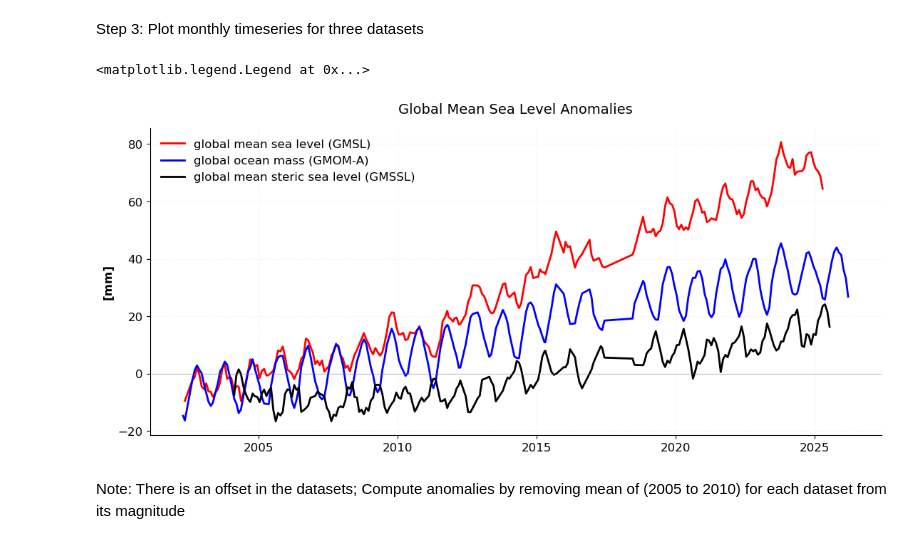
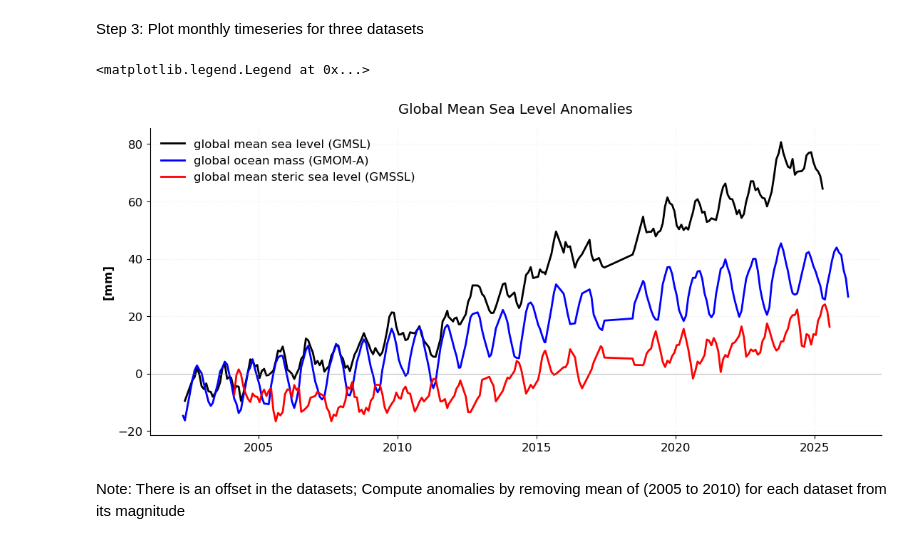
Before and after one commit to NASA-GRACE/GRACE-Analysis-Tutorials, a Jupyter notebook: GRACE_handbook_gmsl_budget.ipynb, the cells around one changed output. Saved outputs shown, nothing was run; the diff lists cells and outputs as text; code cells hidden in the pictures.

Commit message:
updated lineplot colors in ocean budget tutorial

```diff
--- a/GRACE_handbook_gmsl_budget.ipynb
+++ b/GRACE_handbook_gmsl_budget.ipynb
@@ -318,22 +318,22 @@ Step 3: Plot monthly timeseries for three datasets
 # %%
 #ref: https://unidata.github.io/python-training/workshop/Time_Series/basic-time-series-plotting/
 #set x axis labels as alternative years
 plot_title_str = 'Global Mean Sea Level Anomalies'
 plt.rc('font', size=12)
 fig, ax = plt.subplots(figsize=(11, 5), constrained_layout=True)
-ax.plot(time_vec, GMSL_GRACE_timestep,color='red', label='global mean sea level (GMSL)',lw=2)
+ax.plot(time_vec, GMSL_GRACE_timestep,color='black', label='global mean sea level (GMSL)',lw=2)
 ax.plot(time_vec, timeseries_GMOM_A, color='blue', label='global ocean mass (GMOM-A)',lw=2)
-ax.plot(time_vec, GMSSL_GRACE_timestep,color='black', label='global mean steric sea level (GMSSL)',lw=2)
+ax.plot(time_vec, GMSSL_GRACE_timestep,color='red', label='global mean steric sea level (GMSSL)',lw=2)
 ax.axhline(y=0.0, color='gray', linestyle='-', linewidth=0.8, alpha=0.5)
 ax.set_ylabel('[mm]', fontweight='bold')
 ax.set_title(plot_title_str, fontsize=14, pad=15)
 ax.spines['top'].set_visible(False)
 ax.spines['right'].set_visible(False)
 ax.grid(alpha=0.2, linestyle=':')
 ax.legend(loc='best', frameon=False)
 # %% [output]
 <matplotlib.legend.Legend at 0x...>
-[figure, old version]
+[figure, new version]
 # %% [markdown]
 Note: There is an offset in the datasets; Compute anomalies by removing mean of (2005 to 2010) for each dataset from its magnitude
 # %%
```
Also changed, not shown: parts of 3 cells of this notebook.
